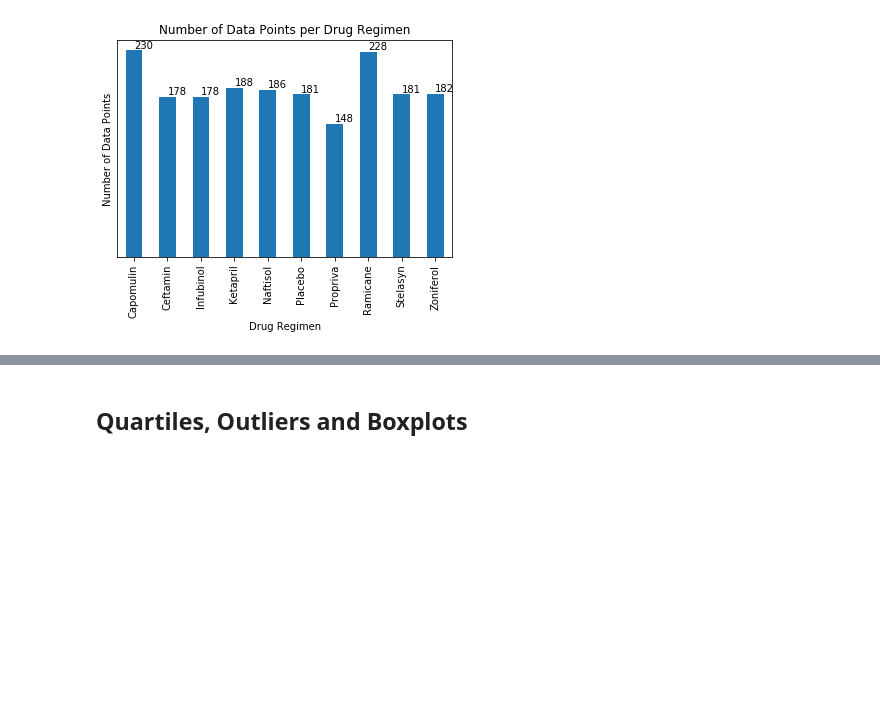
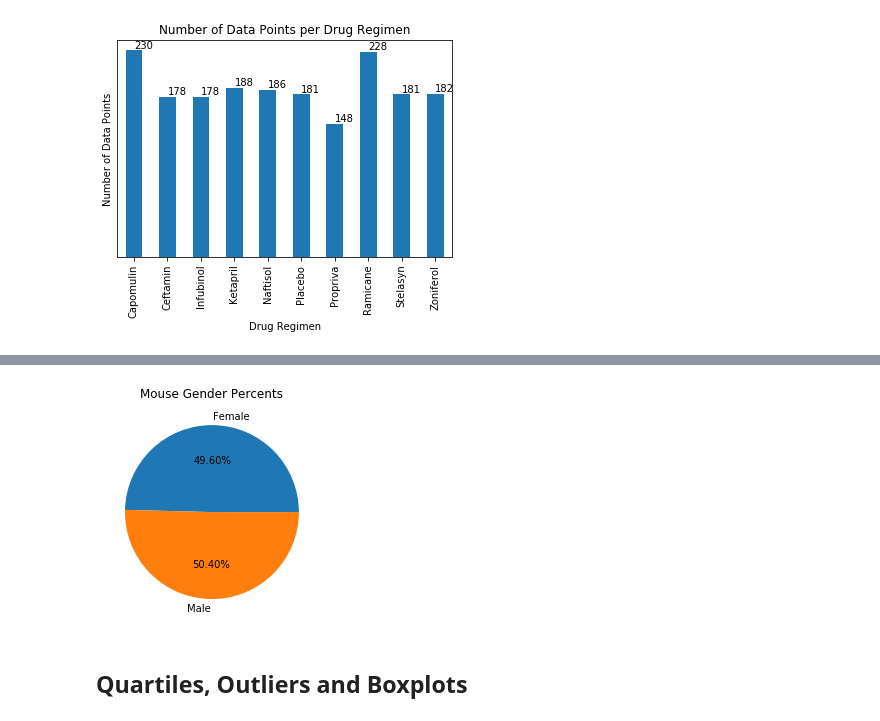
Before and after one commit to blt1339/matplotlib-challenge, a Jupyter notebook: Pymaceuticals/pymaceuticals.ipynb, the cells around one changed output, grey strips where cells are left out. Drawn from its saved outputs; the diff is of its cells as text; code cells hidden in the pictures; blank space fills up the shorter version.

```diff
--- a/Pymaceuticals/pymaceuticals.ipynb
+++ b/Pymaceuticals/pymaceuticals.ipynb
@@ -225,5 +230,12 @@ plt.show()
 # %%
 # Generate a pie plot showing the distribution of female versus male mice using pyplot
+gender_data = cleaned_combined_mouse_df.groupby('Sex').nunique()['Mouse ID']
+
+plt.pie(gender_data,labels=gender_data.index,autopct='%.2f%%')
+plt.title('Mouse Gender Percents')
+plt.show()
+# %% [output]
+[figure, added]
 # %% [markdown]
 ## Quartiles, Outliers and Boxplots
 # %%
```
Also changed, not shown: parts of 2 cells of this notebook.
